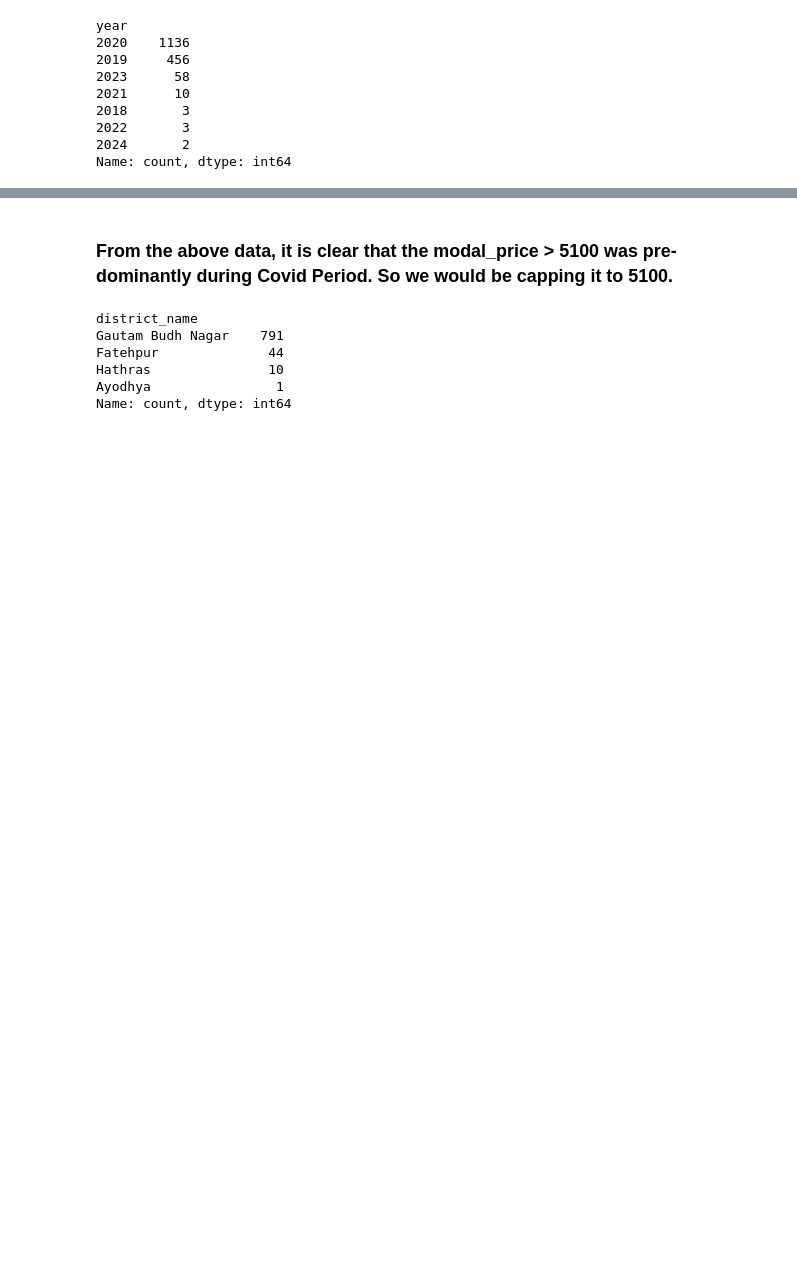
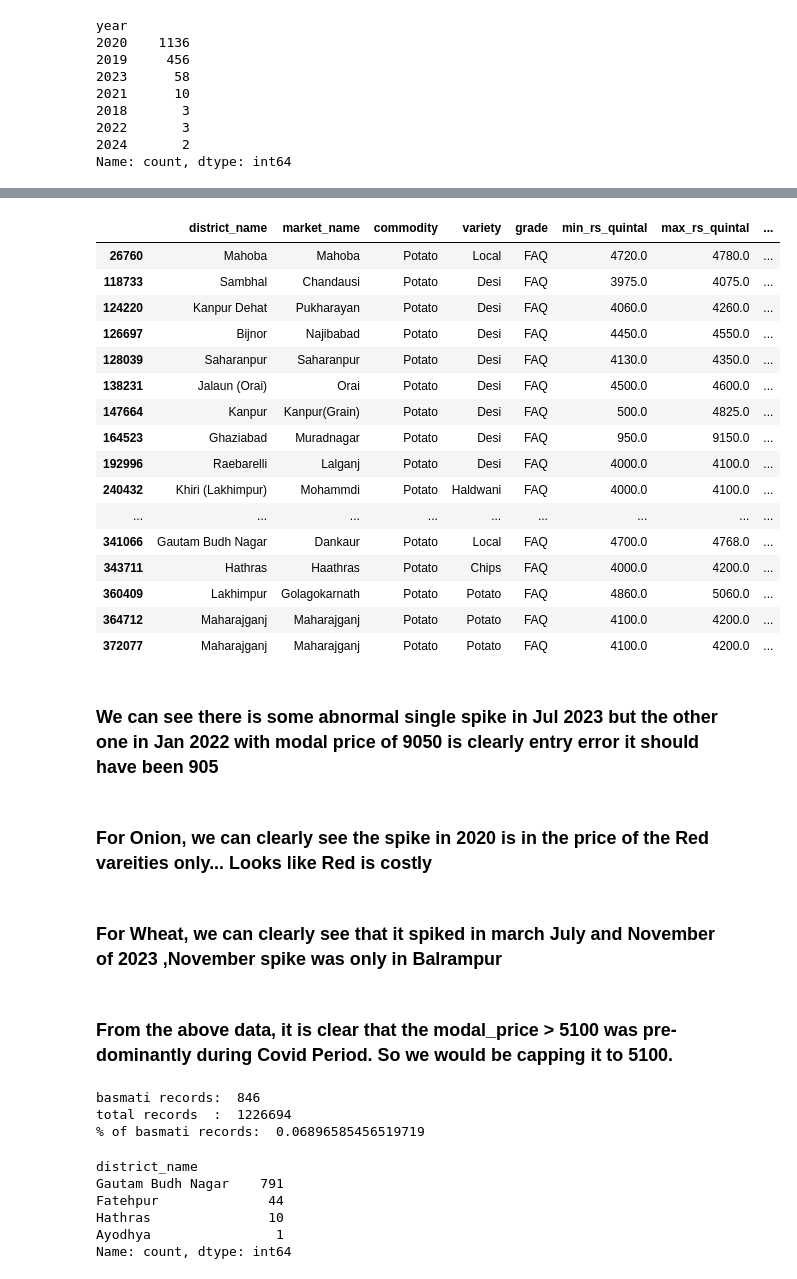
Before and after one commit to mashriram/sih_2024, a Jupyter notebook: src/02_pre_processing.ipynb, the cells around one changed output, grey strips where cells are left out. Cells and saved outputs as stored; diff of their text form; code cells hidden in the pictures; blank space fills up the shorter version.

```diff
--- a/src/forecasting.ipynb
+++ b/src/02_pre_processing.ipynb
@@ -150,5 +166,40 @@ up_5yrs[(up_5yrs['modal_rs_quintal'] > 3000) & (up_5yrs['commodity'] == 'Wheat')
+# %%
+up_5yrs[(up_5yrs['modal_rs_quintal'] > 4000) & (up_5yrs['commodity'] == 'Potato') ]
+# %% [output]
+|  | district_name | market_name | commodity | variety | grade | min_rs_quintal | max_rs_quintal | ... |
+| 26760 | Mahoba | Mahoba | Potato | Local | FAQ | 4720.0 | 4780.0 | ... |
+| 118733 | Sambhal | Chandausi | Potato | Desi | FAQ | 3975.0 | 4075.0 | ... |
+| 124220 | Kanpur Dehat | Pukharayan | Potato | Desi | FAQ | 4060.0 | 4260.0 | ... |
+| 126697 | Bijnor | Najibabad | Potato | Desi | FAQ | 4450.0 | 4550.0 | ... |
+| 128039 | Saharanpur | Saharanpur | Potato | Desi | FAQ | 4130.0 | 4350.0 | ... |
+| 138231 | Jalaun (Orai) | Orai | Potato | Desi | FAQ | 4500.0 | 4600.0 | ... |
+| 147664 | Kanpur | Kanpur(Grain) | Potato | Desi | FAQ | 500.0 | 4825.0 | ... |
+| 164523 | Ghaziabad | Muradnagar | Potato | Desi | FAQ | 950.0 | 9150.0 | ... |
+| 192996 | Raebarelli | Lalganj | Potato | Desi | FAQ | 4000.0 | 4100.0 | ... |
+| 240432 | Khiri (Lakhimpur) | Mohammdi | Potato | Haldwani | FAQ | 4000.0 | 4100.0 | ... |
+| ... | ... | ... | ... | ... | ... | ... | ... | ... |
+| 341066 | Gautam Budh Nagar | Dankaur | Potato | Local | FAQ | 4700.0 | 4768.0 | ... |
+| 343711 | Hathras | Haathras | Potato | Chips | FAQ | 4000.0 | 4200.0 | ... |
+| 360409 | Lakhimpur | Golagokarnath | Potato | Potato | FAQ | 4860.0 | 5060.0 | ... |
+| 364712 | Maharajganj | Maharajganj | Potato | Potato | FAQ | 4100.0 | 4200.0 | ... |
+| 372077 | Maharajganj | Maharajganj | Potato | Potato | FAQ | 4100.0 | 4200.0 | ... |
+# %% [markdown]
+### We can see there is some abnormal single spike in Jul 2023 but the other one in Jan 2022 with modal price of 9050 is clearly entry error it should have been 905
+# %% [markdown]
+### For Onion, we can clearly see the spike in 2020 is in the price of the Red vareities only... Looks like Red is costly
+# %% [markdown]
+### For Wheat, we can clearly see that it spiked in march July and November of 2023 ,November spike was only in Balrampur
 # %% [markdown]
 ### From the above data, it is clear that the modal_price > 5100 was pre-dominantly during Covid Period. So we would be capping it to 5100.
+# %%
+basmati_records = up_5yrs[up_5yrs['variety'] == 'Fine(Basmati)']
+print("basmati records: ", len(basmati_records))
+print("total records  : ", len(up_5yrs))
+print("% of basmati records: ", 100 * len(basmati_records) / len(up_5yrs))
+# %% [output]
+basmati records:  846
+total records  :  1226694
+% of basmati records:  0.06896585456519719
 # %%
 # up_5yrs[(up_5yrs['modal_rs_quintal'] > 4750) & (up_5yrs['commodity'] == 'Rice')]['year'].value_counts()
 # up_5yrs[(up_5yrs['modal_rs_quintal'] > 5000) & (up_5yrs['commodity'] == 'Rice')]['district_name'].value_counts()
```
Also changed, not shown: parts of 8 cells of this notebook, 9 other files.
